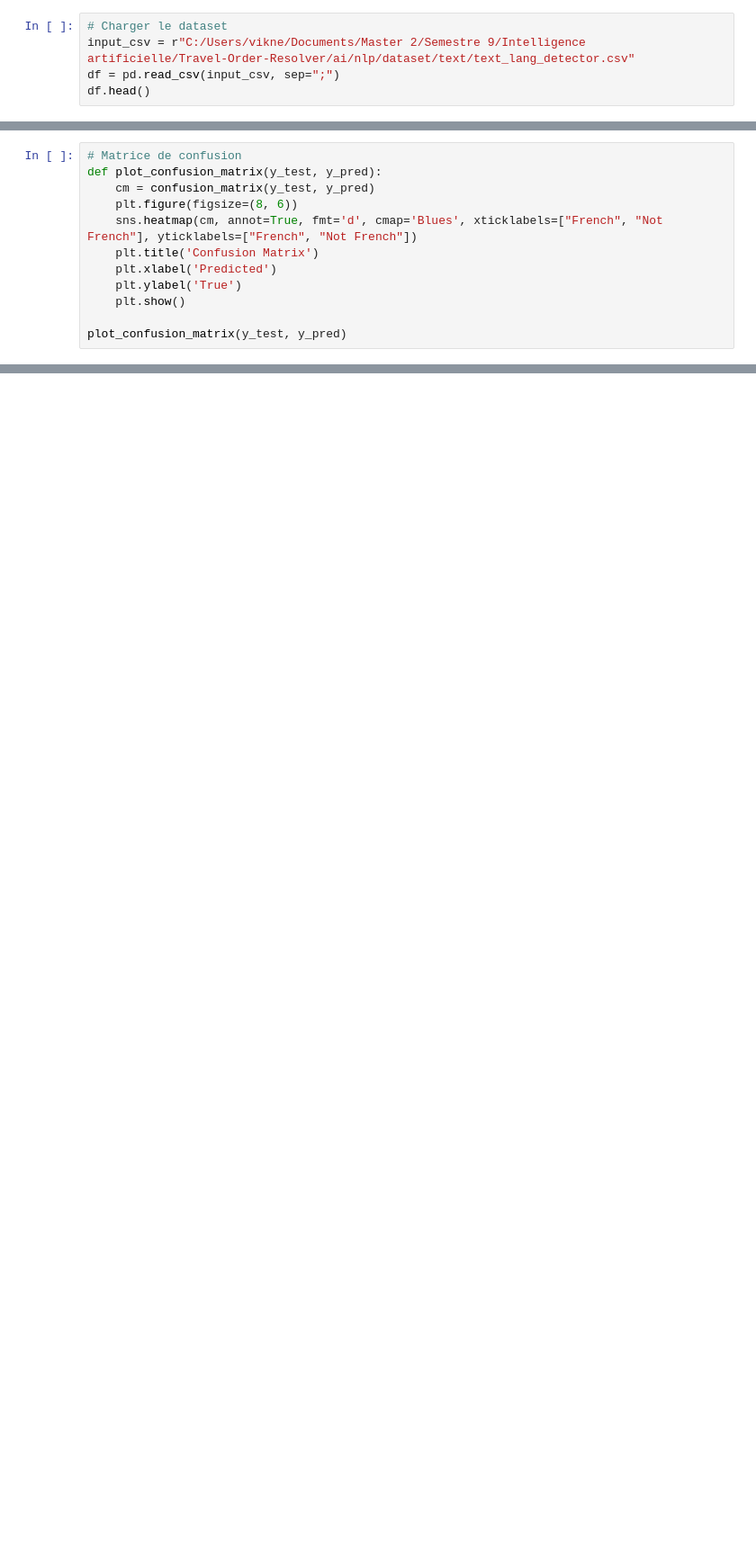
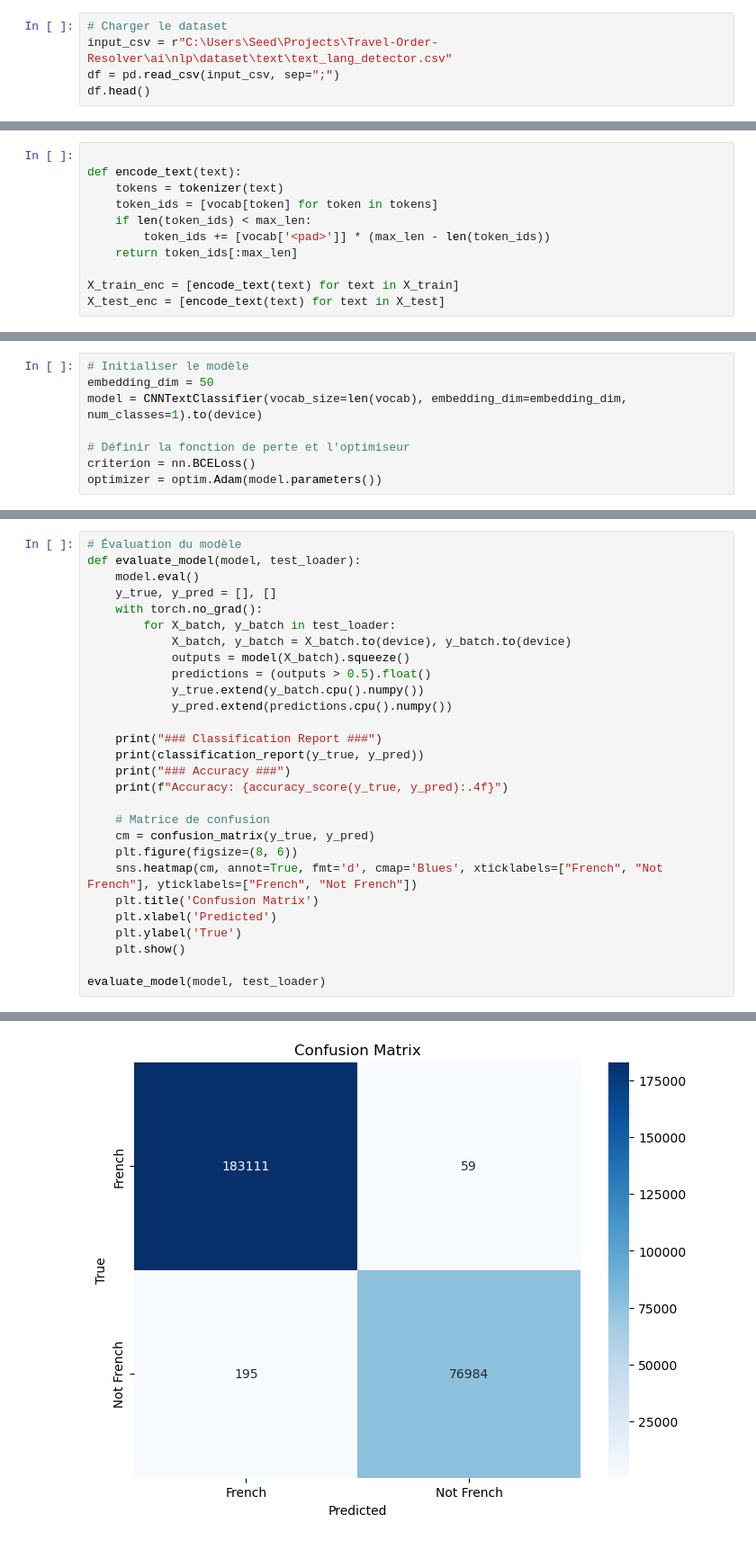
Before and after one commit to JeanBaptiste02/Travel-Order-Resolver, a Jupyter notebook: ai/nlp/classification/text_based/language_detector/neural_networks/cnn/cnn_lang_detector.ipynb, the cells around one changed output, grey strips where cells are left out. Shown at 90% size. Drawn from its saved outputs; the diff is of its cells as text; blank space fills up the shorter version.

Commit message:
feat: cnn model trained

```diff
--- a/ai/nlp/classification/text_based/language_detector/neural_networks/cnn/cnn_lang_detector.ipynb
+++ b/ai/nlp/classification/text_based/language_detector/neural_networks/cnn/cnn_lang_detector.ipynb
@@ -32,5 +23,5 @@ else:
 # %%
 # Charger le dataset
-input_csv = r"C:/Users/vikne/Documents/Master 2/Semestre 9/Intelligence artificielle/Travel-Order-Resolver/ai/nlp/dataset/text/text_lang_detector.csv"
+input_csv = r"C:\Users\Seed\Projects\Travel-Order-Resolver\ai\nlp\dataset\text\text_lang_detector.csv"
 df = pd.read_csv(input_csv, sep=";")
 df.head()
@@ -107,0 +75,11 @@ print(f"Accuracy: {accuracy_score(y_test, y_pred):.4f}")
+# %%
+
+def encode_text(text):
+    tokens = tokenizer(text)
+    token_ids = [vocab[token] for token in tokens]
+    if len(token_ids) < max_len:
+        token_ids += [vocab['<pad>']] * (max_len - len(token_ids))
+    return token_ids[:max_len]
+
+X_train_enc = [encode_text(text) for text in X_train]
+X_test_enc = [encode_text(text) for text in X_test]
@@ -107,0 +137,8 @@ print(f"Accuracy: {accuracy_score(y_test, y_pred):.4f}")
+# %%
+# Initialiser le modèle
+embedding_dim = 50
+model = CNNTextClassifier(vocab_size=len(vocab), embedding_dim=embedding_dim, num_classes=1).to(device)
+
+# Définir la fonction de perte et l'optimiseur
+criterion = nn.BCELoss()
+optimizer = optim.Adam(model.parameters())
@@ -108,7 +180,23 @@ print(f"Accuracy: {accuracy_score(y_test, y_pred):.4f}")
 # %%
-# Matrice de confusion
-def plot_confusion_matrix(y_test, y_pred):
-    cm = confusion_matrix(y_test, y_pred)
+# Évaluation du modèle
+def evaluate_model(model, test_loader):
+    model.eval()
+    y_true, y_pred = [], []
+    with torch.no_grad():
+        for X_batch, y_batch in test_loader:
+            X_batch, y_batch = X_batch.to(device), y_batch.to(device)
+            outputs = model(X_batch).squeeze()
+            predictions = (outputs > 0.5).float()
+            y_true.extend(y_batch.cpu().numpy())
+            y_pred.extend(predictions.cpu().numpy())
+
+    print("### Classification Report ###")
+    print(classification_report(y_true, y_pred))
+    print("### Accuracy ###")
+    print(f"Accuracy: {accuracy_score(y_true, y_pred):.4f}")
+
+    # Matrice de confusion
+    cm = confusion_matrix(y_true, y_pred)
     plt.figure(figsize=(8, 6))
     sns.heatmap(cm, annot=True, fmt='d', cmap='Blues', xticklabels=["French", "Not French"], yticklabels=["French", "Not French"])
     plt.title('Confusion Matrix')
@@ -116,4 +204,5 @@ def plot_confusion_matrix(y_test, y_pred):
     plt.ylabel('True')
     plt.show()
 
-plot_confusion_matrix(y_test, y_pred)
+evaluate_model(model, test_loader)
+# %% [output]
@@ -119,0 +221 @@ plot_confusion_matrix(y_test, y_pred)
+[figure, added]
```
Also changed, not shown: parts of 18 cells of this notebook.
